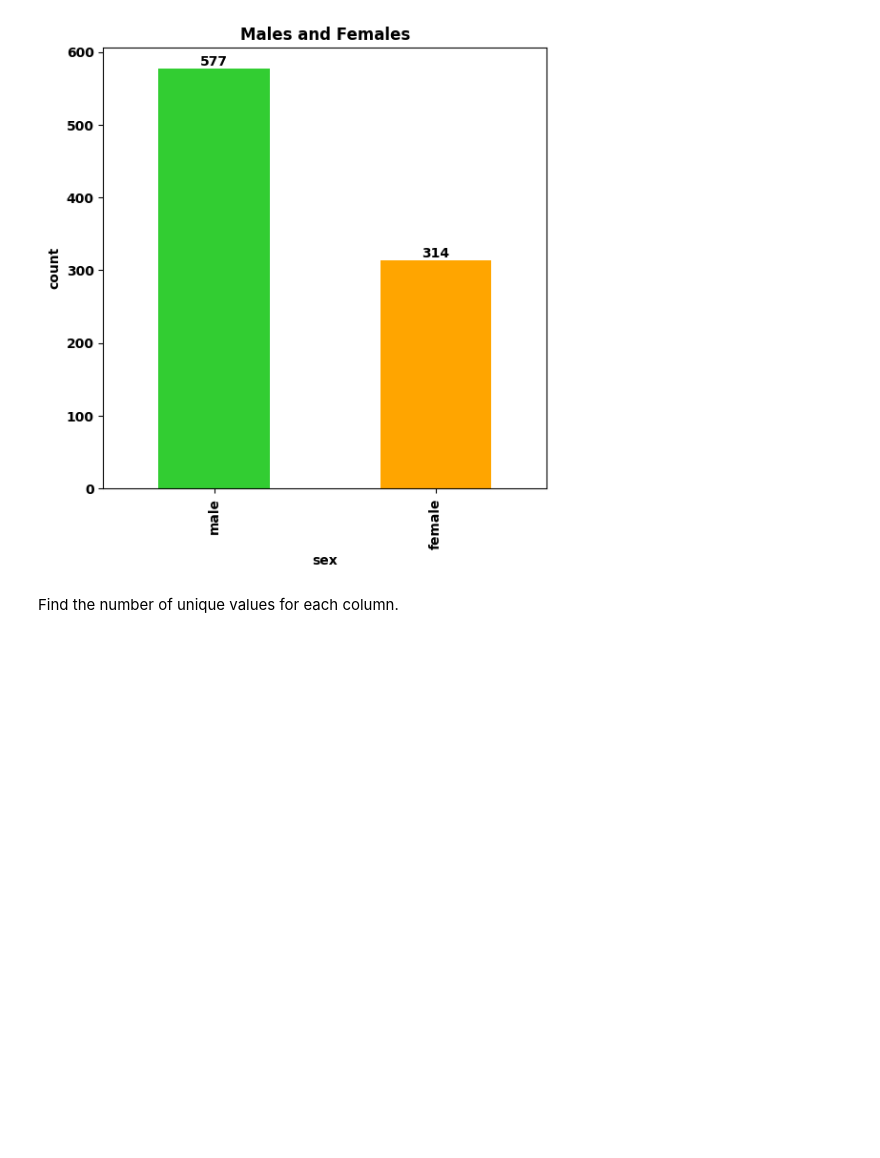
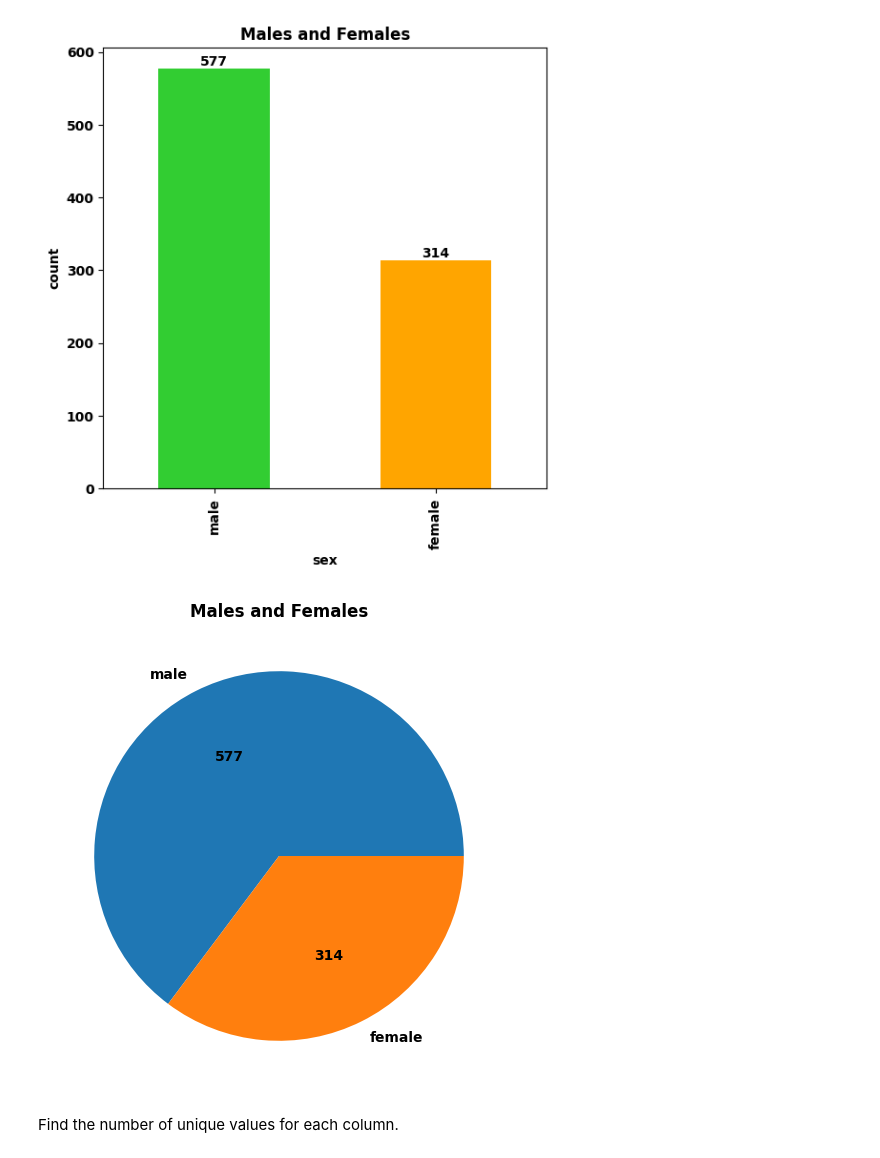
Before and after one commit to dilekdd/Pandas_Exercises_1, a Jupyter notebook: pandas-exercises-1.ipynb, the cells around one changed output. Cells and saved outputs as stored; diff of their text form; code cells hidden in the pictures; blank space fills up the shorter version.

```diff
--- a/pandas-exercises-1.ipynb
+++ b/pandas-exercises-1.ipynb
@@ -44,4 +44,14 @@ for i in ax.containers:
 plt.show()
 # %% [output]
 [figure]
+# %%
+plt.figure(figsize=(6, 6))
+counts = df['sex'].value_counts()
+ax = counts.plot(kind="pie", color=['limegreen', 'orange'],
+                 autopct=lambda p: f'{int(p * sum(counts) / 100)}', textprops={'fontweight': 'bold'})
+plt.ylabel('')
+plt.title("Males and Females", fontweight='bold')
+plt.show()
+# %% [output]
+[figure, added]
 # %% [markdown]
```
Also changed, not shown: parts of 1 cell of this notebook.
